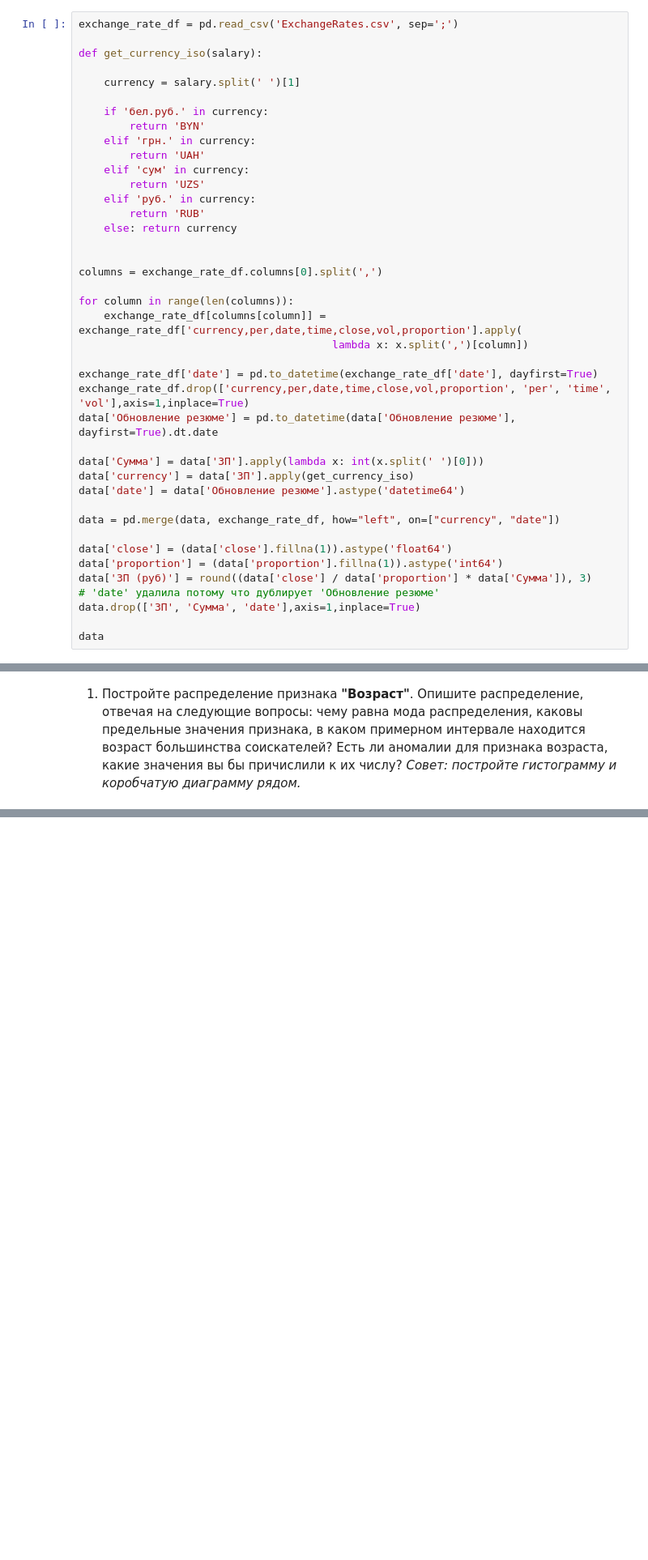
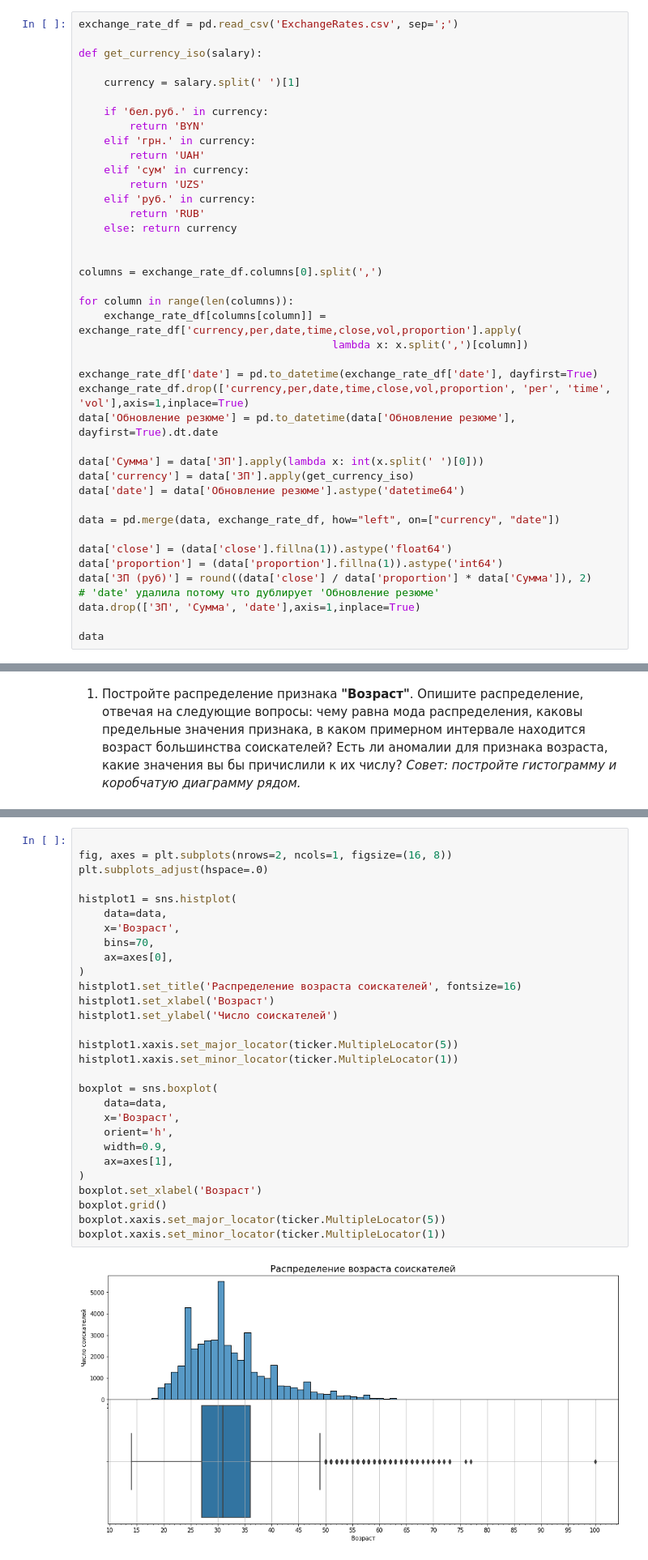
Before and after one commit to malinamedusa/Analysis-vacancies-HeadHunter, a Jupyter notebook: Project_01.ipynb, the cells around one changed output, grey strips where cells are left out. Shown: that part at 81% size. Saved outputs shown, nothing was run; the diff lists cells and outputs as text; blank space fills up the shorter version.

```diff
--- a/Project_01.ipynb
+++ b/Project_01.ipynb
@@ -341,7 +348,7 @@ data = pd.merge(data, exchange_rate_df, how="left", on=["currency", "date"])
 
 data['close'] = (data['close'].fillna(1)).astype('float64')
 data['proportion'] = (data['proportion'].fillna(1)).astype('int64')
-data['ЗП (руб)'] = round((data['close'] / data['proportion'] * data['Сумма']), 3)
+data['ЗП (руб)'] = round((data['close'] / data['proportion'] * data['Сумма']), 2)
 # 'date' удалила потому что дублирует 'Обновление резюме'
 data.drop(['ЗП', 'Сумма', 'date'],axis=1,inplace=True)
 
@@ -374,0 +375,31 @@ KeyError: 'Сумма'
+# %%
+
+fig, axes = plt.subplots(nrows=2, ncols=1, figsize=(16, 8))
+plt.subplots_adjust(hspace=.0)
+
+histplot1 = sns.histplot(
+    data=data,
+    x='Возраст',
+    bins=70,
+    ax=axes[0],
+)
+histplot1.set_title('Распределение возраста соискателей', fontsize=16)
+histplot1.set_xlabel('Возраст')
+histplot1.set_ylabel('Число соискателей')
+
+histplot1.xaxis.set_major_locator(ticker.MultipleLocator(5))
+histplot1.xaxis.set_minor_locator(ticker.MultipleLocator(1))
+
+boxplot = sns.boxplot(
+    data=data,
+    x='Возраст',
+    orient='h',
+    width=0.9,
+    ax=axes[1],
+)
+boxplot.set_xlabel('Возраст')
+boxplot.grid()
+boxplot.xaxis.set_major_locator(ticker.MultipleLocator(5))
+boxplot.xaxis.set_minor_locator(ticker.MultipleLocator(1))
+# %% [output]
+[figure, added]
```
Also changed, not shown: parts of 15 cells of this notebook.
